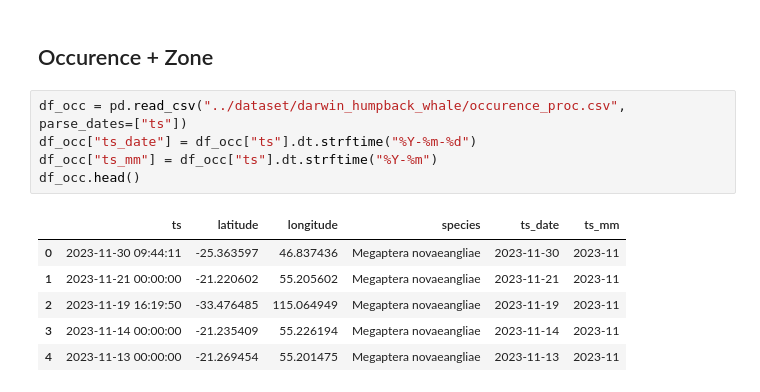
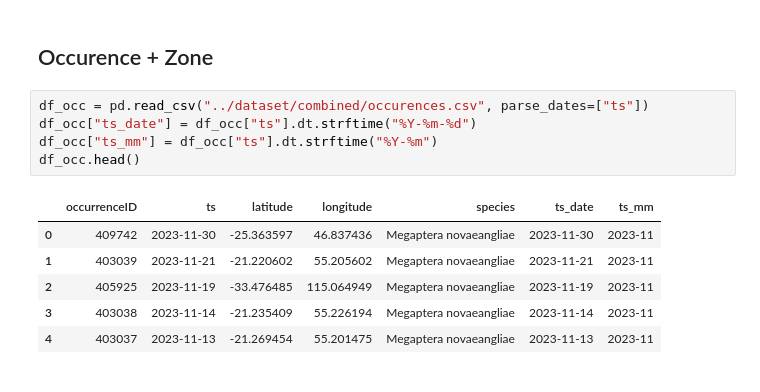
Before and after one commit to fahminlb33/autogbifml, a Jupyter notebook: notebooks/eda_occurrences.ipynb, the cells around one changed output. Saved outputs shown, nothing was run; the diff lists cells and outputs as text.

```diff
--- a/notebooks/eda_occurrences.ipynb
+++ b/notebooks/eda_occurrences.ipynb
@@ -37,17 +53,17 @@ memory usage: 26.9 KB
 # %% [markdown]
 ## Occurence + Zone
 # %%
-df_occ = pd.read_csv("../dataset/darwin_humpback_whale/occurence_proc.csv", parse_dates=["ts"])
+df_occ = pd.read_csv("../dataset/combined/occurences.csv", parse_dates=["ts"])
 df_occ["ts_date"] = df_occ["ts"].dt.strftime("%Y-%m-%d")
 df_occ["ts_mm"] = df_occ["ts"].dt.strftime("%Y-%m")
 df_occ.head()
 # %% [output]
-|  | ts | latitude | longitude | species | ts_date | ts_mm |
-| 0 | 2023-11-30 09:44:11 | -25.363597 | 46.837436 | Megaptera novaeangliae | 2023-11-30 | 2023-11 |
-| 1 | 2023-11-21 00:00:00 | -21.220602 | 55.205602 | Megaptera novaeangliae | 2023-11-21 | 2023-11 |
-| 2 | 2023-11-19 16:19:50 | -33.476485 | 115.064949 | Megaptera novaeangliae | 2023-11-19 | 2023-11 |
-| 3 | 2023-11-14 00:00:00 | -21.235409 | 55.226194 | Megaptera novaeangliae | 2023-11-14 | 2023-11 |
-| 4 | 2023-11-13 00:00:00 | -21.269454 | 55.201475 | Megaptera novaeangliae | 2023-11-13 | 2023-11 |
+|  | occurrenceID | ts | latitude | longitude | species | ts_date | ts_mm |
+| 0 | 409742 | 2023-11-30 | -25.363597 | 46.837436 | Megaptera novaeangliae | 2023-11-30 | 2023-11 |
+| 1 | 403039 | 2023-11-21 | -21.220602 | 55.205602 | Megaptera novaeangliae | 2023-11-21 | 2023-11 |
+| 2 | 405925 | 2023-11-19 | -33.476485 | 115.064949 | Megaptera novaeangliae | 2023-11-19 | 2023-11 |
+| 3 | 403038 | 2023-11-14 | -21.235409 | 55.226194 | Megaptera novaeangliae | 2023-11-14 | 2023-11 |
+| 4 | 403037 | 2023-11-13 | -21.269454 | 55.201475 | Megaptera novaeangliae | 2023-11-13 | 2023-11 |
 # %%
 df_occ_points = gpd.GeoDataFrame(df_occ, geometry=gpd.points_from_xy(df_occ["longitude"], df_occ["latitude"]), crs="EPSG:4326")
 df_occ_points.head()
```
Also changed, not shown: parts of 15 cells of this notebook, 8 other files.
